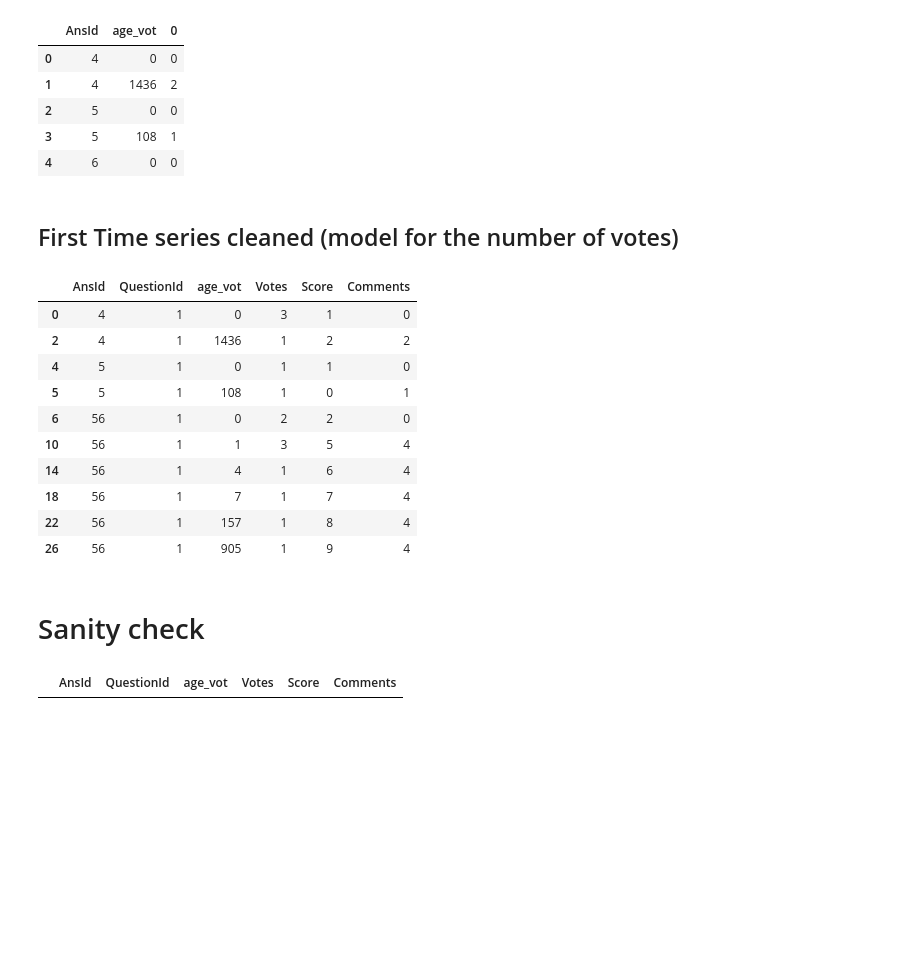
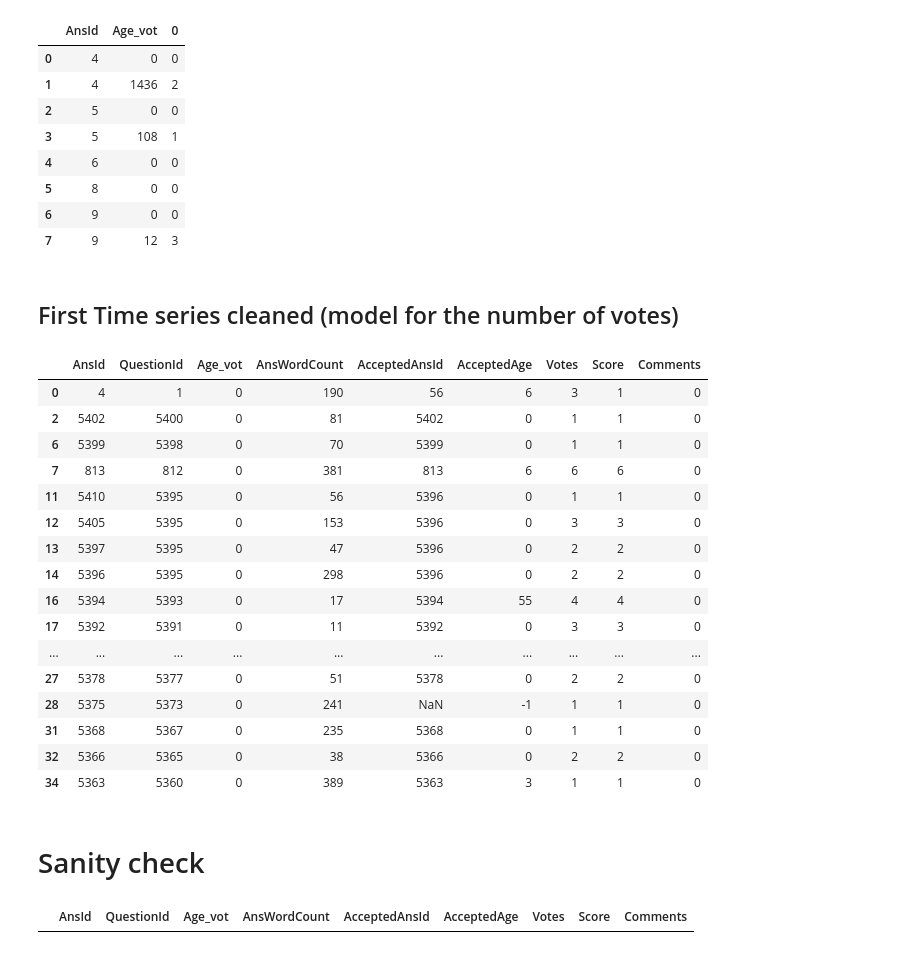
Before and after one commit to JoelDan192/Predictive-model-for-the-voting-system-in-SE-network, a Jupyter notebook: spanish_site/Answer_votes.ipynb, the cells around one changed output. Cells and saved outputs as stored; diff of their text form; code cells hidden in the pictures; blank space fills up the shorter version.

Commit message:
Mixed effects model for answer votes

```diff
--- a/spanish_site/Answer_votes.ipynb
+++ b/spanish_site/Answer_votes.ipynb
@@ -45,9 +82,8 @@ a_comments.head(10)
 # %%
-get_score = lambda x: sum(x.VoteType==2) - sum(x.VoteType==3)
-get_votes = lambda x: sum(x.VoteType==2) + sum(x.VoteType==3)
-f = {'Score' : get_score,'Votes' : get_votes}
-a_groups = a_votes.sort_values(by='age').groupby(['QuestionId','AnsId','age']).apply(lambda df: pd.Series({'Score':get_score(df),
-                                                                                                          'Votes':get_votes(df)}))
+get_score = lambda df: sum(df.VoteType==2) - sum(df.VoteType==3)
+get_votes = lambda df: sum(df.VoteType==2) + sum(df.VoteType==3)
+f = lambda df: pd.Series([df.AnsWordCount.iloc[0],df.AcceptedAnsId.iloc[0],df.AcceptedAge.iloc[0],get_score(df),get_votes(df)],index=['AnsWordCount','AcceptedAnsId','AcceptedAge','Score','Votes'])
+a_groups = a_votes.sort_values(by='Age').groupby(['QuestionId','AnsId','Age']).apply(f)
 a_groups = a_groups.reset_index(level=[0,1,2],drop=False)
 a_groups.head(15)
 # %% [output]
@@ -70,4 +106,5 @@ a_groups.head(15)
 # %%
-a_groups_c = a_groups.groupby(['AnsId']).apply(lambda df: pd.concat([df['AnsId'],df['QuestionId'],df['age'],df['Votes'],df['Score'].cumsum()],axis=1))
+f =lambda df: pd.concat([df['AnsId'],df['QuestionId'],df['Age'],df['AnsWordCount'],df['AcceptedAnsId'],df['AcceptedAge'],df['Votes'],df['Score'].cumsum()],axis=1)
+a_groups_c = a_groups.sort_values(by='Age').groupby(['AnsId']).apply(f)
 a_groups_c.head(15)
 # %% [output]
@@ -90,6 +127,7 @@ a_groups_c.head(15)
 # %%
 votes_com = pd.merge(a_groups_c, a_comments, how='left', on=['AnsId'],suffixes=['_vot', '_com'])
-votes_com = votes_com.groupby(['AnsId']).apply(lambda df: pd.concat([df['AnsId'],df['QuestionId'],df['age_vot'],df['Votes'],df['Score'],df['age_vot']>=df['age_com']],axis=1))
-votes_com.columns.values[5]='gt'
+f = lambda df:pd.concat([df['AnsId'],df['QuestionId'],df['Age_vot'],df['AnsWordCount'],df['AcceptedAnsId'],df['AcceptedAge'],df['Votes'],df['Score'],pd.Series(df['Age_vot']>=df['Age_com'],name='gt')],axis=1)
+votes_com = votes_com.groupby(['AnsId']).apply(f)
+#votes_com.columns.values[5]='gt'
 votes_com.head(10)
 # %% [output]
@@ -107,38 +145,47 @@ votes_com.head(10)
 # %%
-tmp_sum_com = votes_com.groupby(['AnsId','age_vot']).apply(lambda df: sum(df['gt']))
-tmp_sum_com.reset_index(drop=False).head()
+tmp_sum_com = votes_com.groupby(['AnsId','Age_vot']).apply(lambda df: sum(df['gt']))
+tmp_sum_com.reset_index(drop=False).head(8)
 # %% [output]
-|  | AnsId | age_vot | 0 |
+|  | AnsId | Age_vot | 0 |
 | 0 | 4 | 0 | 0 |
 | 1 | 4 | 1436 | 2 |
 | 2 | 5 | 0 | 0 |
 | 3 | 5 | 108 | 1 |
 | 4 | 6 | 0 | 0 |
+| 5 | 8 | 0 | 0 |
+| 6 | 9 | 0 | 0 |
+| 7 | 9 | 12 | 3 |
 # %% [markdown]
 ## First Time series cleaned (model for the number of votes)
 # %%
-votes_com_f = pd.merge(votes_com,tmp_sum_com.reset_index(drop=False),on=['AnsId','age_vot'],how='inner')
-votes_com_f.drop(votes_com_f.columns[[5]], axis=1, inplace=True)
-votes_com_f.columns.values[5]='Comments'
+votes_com_f = pd.merge(votes_com,tmp_sum_com.reset_index(drop=False),on=['AnsId','Age_vot'],how='inner')
+votes_com_f.drop(votes_com_f.columns[[8]], axis=1, inplace=True)
+votes_com_f.columns.values[8]='Comments'
 votes_com_f = votes_com_f.drop_duplicates()
-votes_com_f.head(10)
+votes_com_f.head(20)
 # %% [output]
-|  | AnsId | QuestionId | age_vot | Votes | Score | Comments |
-| 0 | 4 | 1 | 0 | 3 | 1 | 0 |
-| 2 | 4 | 1 | 1436 | 1 | 2 | 2 |
-| 4 | 5 | 1 | 0 | 1 | 1 | 0 |
-| 5 | 5 | 1 | 108 | 1 | 0 | 1 |
-| 6 | 56 | 1 | 0 | 2 | 2 | 0 |
-| 10 | 56 | 1 | 1 | 3 | 5 | 4 |
-| 14 | 56 | 1 | 4 | 1 | 6 | 4 |
-| 18 | 56 | 1 | 7 | 1 | 7 | 4 |
-| 22 | 56 | 1 | 157 | 1 | 8 | 4 |
-| 26 | 56 | 1 | 905 | 1 | 9 | 4 |
+|  | AnsId | QuestionId | Age_vot | AnsWordCount | AcceptedAnsId | AcceptedAge | Votes | Score | Comments |
+| 0 | 4 | 1 | 0 | 190 | 56 | 6 | 3 | 1 | 0 |
+| 2 | 5402 | 5400 | 0 | 81 | 5402 | 0 | 1 | 1 | 0 |
+| 6 | 5399 | 5398 | 0 | 70 | 5399 | 0 | 1 | 1 | 0 |
+| 7 | 813 | 812 | 0 | 381 | 813 | 6 | 6 | 6 | 0 |
+| 11 | 5410 | 5395 | 0 | 56 | 5396 | 0 | 1 | 1 | 0 |
+| 12 | 5405 | 5395 | 0 | 153 | 5396 | 0 | 3 | 3 | 0 |
+| 13 | 5397 | 5395 | 0 | 47 | 5396 | 0 | 2 | 2 | 0 |
+| 14 | 5396 | 5395 | 0 | 298 | 5396 | 0 | 2 | 2 | 0 |
+| 16 | 5394 | 5393 | 0 | 17 | 5394 | 55 | 4 | 4 | 0 |
+| 17 | 5392 | 5391 | 0 | 11 | 5392 | 0 | 3 | 3 | 0 |
+| ... | ... | ... | ... | ... | ... | ... | ... | ... | ... |
+| 27 | 5378 | 5377 | 0 | 51 | 5378 | 0 | 2 | 2 | 0 |
+| 28 | 5375 | 5373 | 0 | 241 | NaN | -1 | 1 | 1 | 0 |
+| 31 | 5368 | 5367 | 0 | 235 | 5368 | 0 | 1 | 1 | 0 |
+| 32 | 5366 | 5365 | 0 | 38 | 5366 | 0 | 2 | 2 | 0 |
+| 34 | 5363 | 5360 | 0 | 389 | 5363 | 3 | 1 | 1 | 0 |
 # %% [markdown]
 # Sanity check
 # %%
-votes_com_f[votes_com_f['AnsId'].isnull() | votes_com_f['age_vot'].isnull() | votes_com_f['Votes'].isnull() | votes_com_f['Score'].isnull() | votes_com_f['Comments'].isnull()]
+votes_com_f[votes_com_f['AnsId'].isnull() | votes_com_f['Age_vot'].isnull() | votes_com_f['Votes'].isnull() | votes_com_f['Score'].isnull() | votes_com_f['Comments'].isnull()]
 # %% [output]
-|  | AnsId | QuestionId | age_vot | Votes | Score | Comments |
+|  | AnsId | QuestionId | Age_vot | AnsWordCount | AcceptedAnsId | AcceptedAge | Votes | Score | Comments |
 # %%
 # A few auxiliar functions
```
Also changed, not shown: parts of 27 cells of this notebook, 17 other files.
